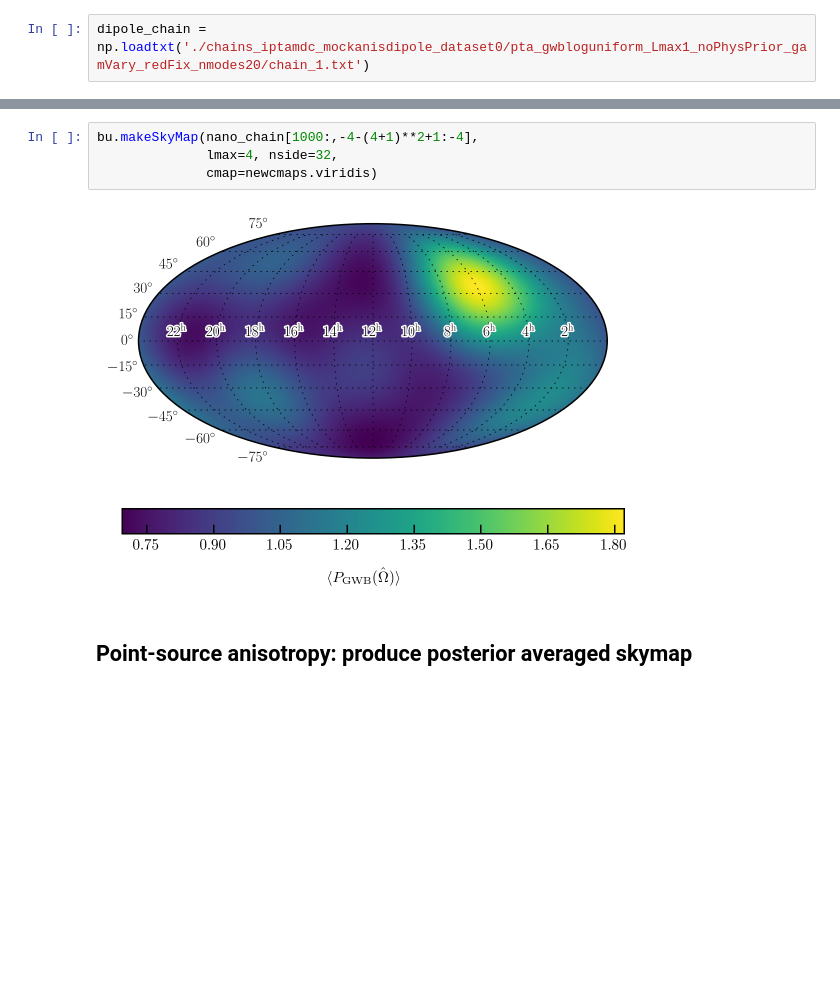
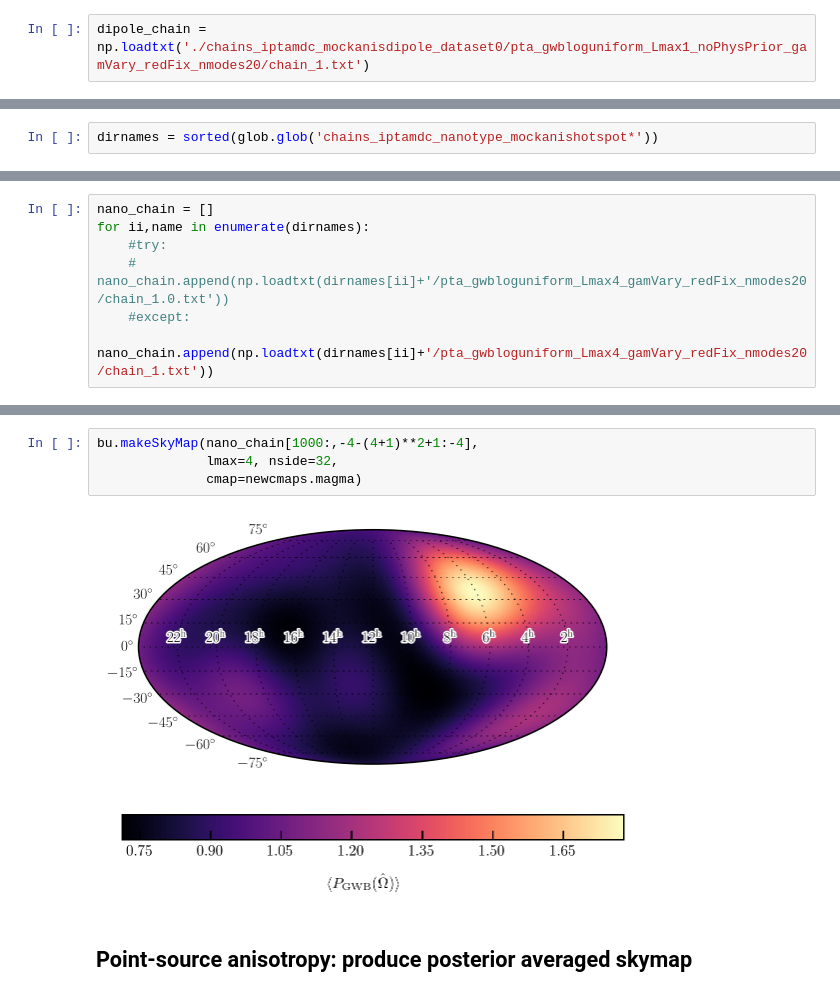
Before and after one commit to stevertaylor/NX01, a Jupyter notebook: process-anisotropy-maps.ipynb, the cells around one changed output, grey strips where cells are left out. Cells and saved outputs as stored; diff of their text form; blank space fills up the shorter version.

```diff
--- a/process-anisotropy-maps.ipynb
+++ b/process-anisotropy-maps.ipynb
@@ -120,0 +118,2 @@ import newcmaps
+# %%
+dirnames = sorted(glob.glob('chains_iptamdc_nanotype_mockanishotspot*'))
@@ -120,0 +128,7 @@ import newcmaps
+# %%
+nano_chain = []
+for ii,name in enumerate(dirnames):
+    #try:
+    #    nano_chain.append(np.loadtxt(dirnames[ii]+'/pta_gwbloguniform_Lmax4_gamVary_redFix_nmodes20/chain_1.0.txt'))
+    #except:
+    nano_chain.append(np.loadtxt(dirnames[ii]+'/pta_gwbloguniform_Lmax4_gamVary_redFix_nmodes20/chain_1.txt'))
@@ -121,9 +176,9 @@ import newcmaps
 # %%
 bu.makeSkyMap(nano_chain[1000:,-4-(4+1)**2+1:-4],
               lmax=4, nside=32,
-              cmap=newcmaps.viridis)
+              cmap=newcmaps.magma)
 # %% [output]
-[figure, old version]
+[figure, new version]
 # %% [markdown]
 ## Point-source anisotropy: produce posterior averaged skymap
 # %%
```
Also changed, not shown: parts of 10 cells of this notebook, 3 other files.
